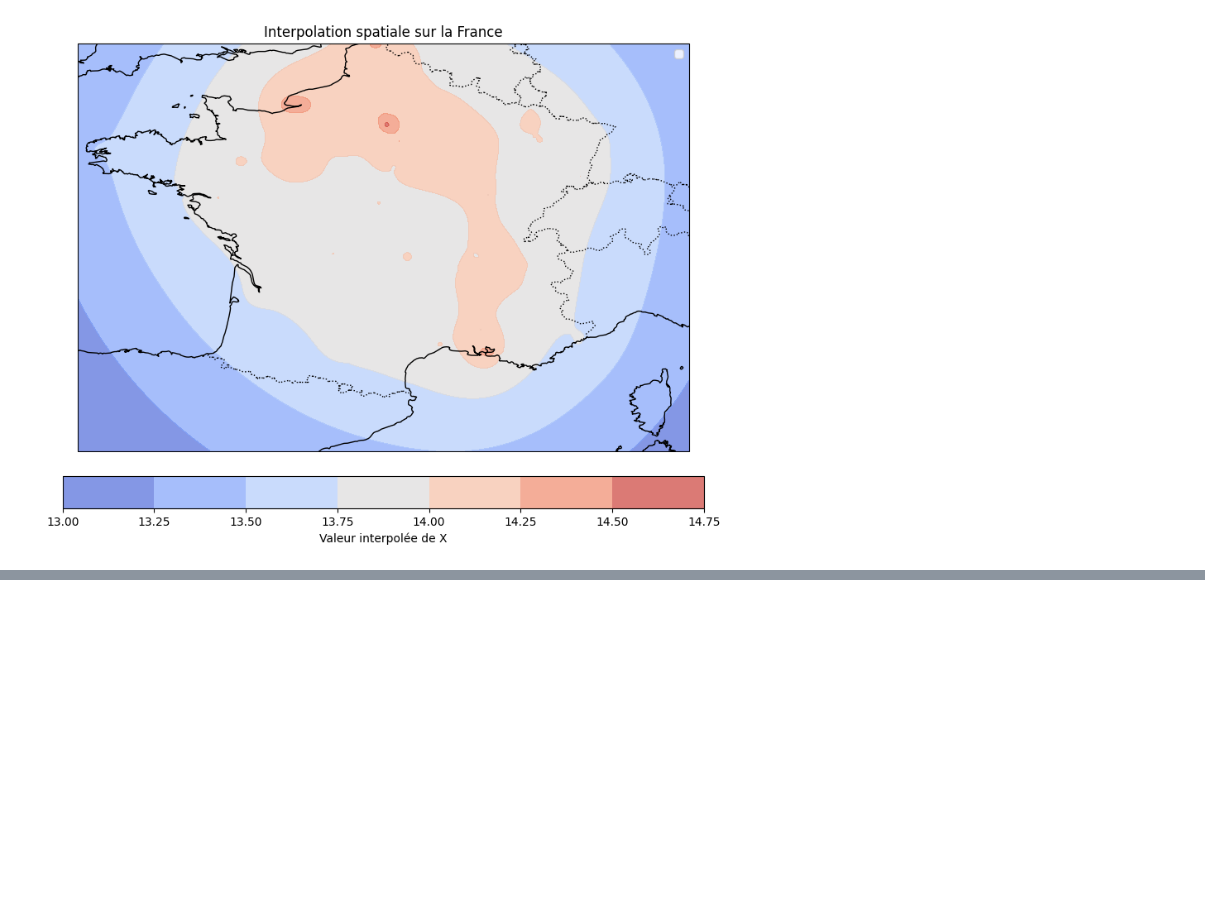
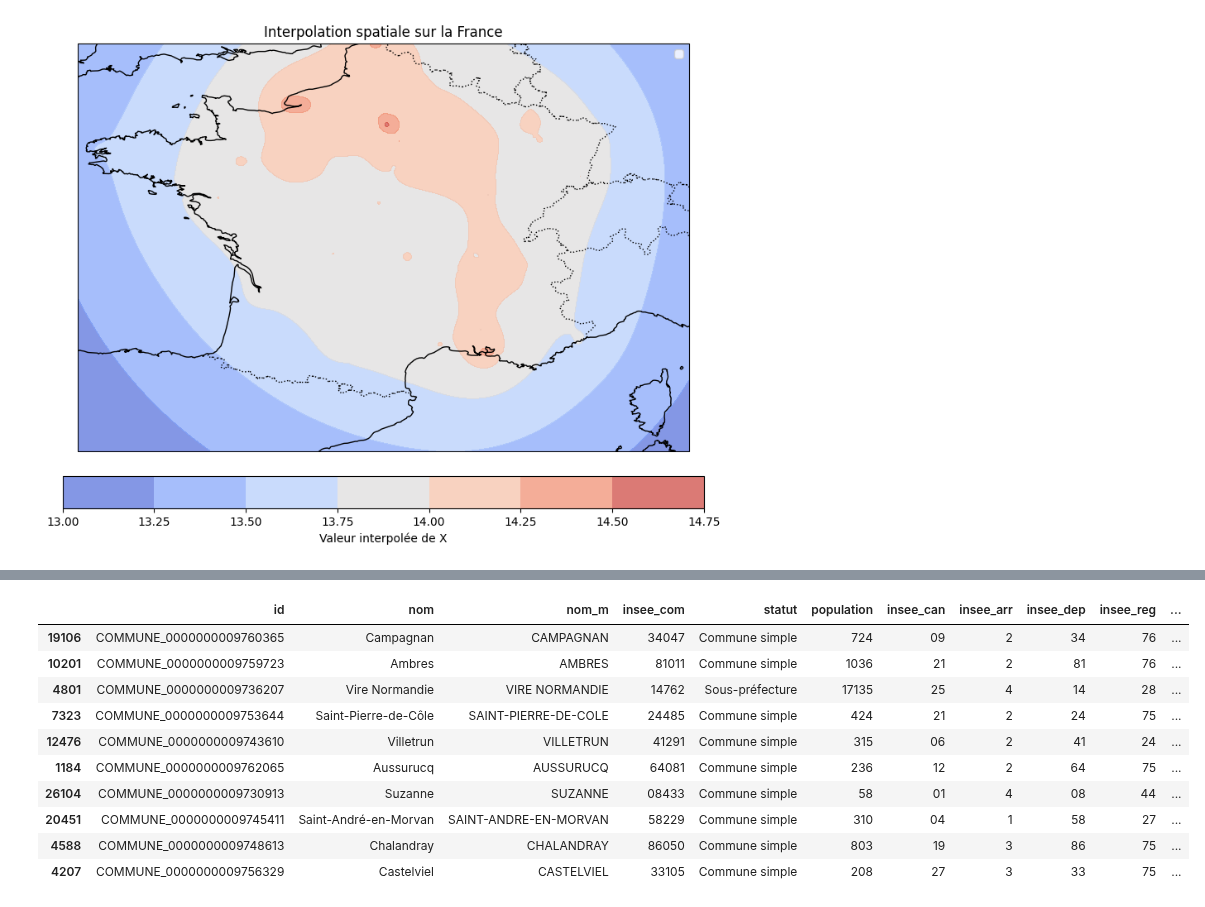
Before and after one commit to Antoine-Merienne/Projet-data-science-Mornand-Merienne, a Jupyter notebook: donnee_diverses.ipynb, the cells around one changed output, grey strips where cells are left out. Cells and saved outputs as stored; diff of their text form; code cells hidden in the pictures; blank space fills up the shorter version.

```diff
--- a/donnee_diverses.ipynb
+++ b/donnee_diverses.ipynb
@@ -494,0 +413,24 @@ OPERATOR_NAME = None
+# %%
+from pynsee.geodata import get_geodata_list, get_geodata, GeoFrDataFrame
+import geopandas as gpd
+
+# get geographical data list
+geodata_list = get_geodata_list()
+# get departments geographical limits
+com = get_geodata('ADMINEXPRESS-COG-CARTO.LATEST:commune')
+
+mapcom = gpd.GeoDataFrame(com).set_crs("EPSG:3857")
+# %%
+mapcom.sample(10)
+# %% [output]
+|  | id | nom | nom_m | insee_com | statut | population | insee_can | insee_arr | insee_dep | insee_reg | ... |
+| 19106 | COMMUNE_0000000009760365 | Campagnan | CAMPAGNAN | 34047 | Commune simple | 724 | 09 | 2 | 34 | 76 | ... |
+| 10201 | COMMUNE_0000000009759723 | Ambres | AMBRES | 81011 | Commune simple | 1036 | 21 | 2 | 81 | 76 | ... |
+| 4801 | COMMUNE_0000000009736207 | Vire Normandie | VIRE NORMANDIE | 14762 | Sous-préfecture | 17135 | 25 | 4 | 14 | 28 | ... |
+| 7323 | COMMUNE_0000000009753644 | Saint-Pierre-de-Côle | SAINT-PIERRE-DE-COLE | 24485 | Commune simple | 424 | 21 | 2 | 24 | 75 | ... |
+| 12476 | COMMUNE_0000000009743610 | Villetrun | VILLETRUN | 41291 | Commune simple | 315 | 06 | 2 | 41 | 24 | ... |
+| 1184 | COMMUNE_0000000009762065 | Aussurucq | AUSSURUCQ | 64081 | Commune simple | 236 | 12 | 2 | 64 | 75 | ... |
+| 26104 | COMMUNE_0000000009730913 | Suzanne | SUZANNE | 08433 | Commune simple | 58 | 01 | 4 | 08 | 44 | ... |
+| 20451 | COMMUNE_0000000009745411 | Saint-André-en-Morvan | SAINT-ANDRE-EN-MORVAN | 58229 | Commune simple | 310 | 04 | 1 | 58 | 27 | ... |
+| 4588 | COMMUNE_0000000009748613 | Chalandray | CHALANDRAY | 86050 | Commune simple | 803 | 19 | 3 | 86 | 75 | ... |
+| 4207 | COMMUNE_0000000009756329 | Castelviel | CASTELVIEL | 33105 | Commune simple | 208 | 27 | 3 | 33 | 75 | ... |
```
Also changed, not shown: parts of 13 cells of this notebook, 1 other file.
